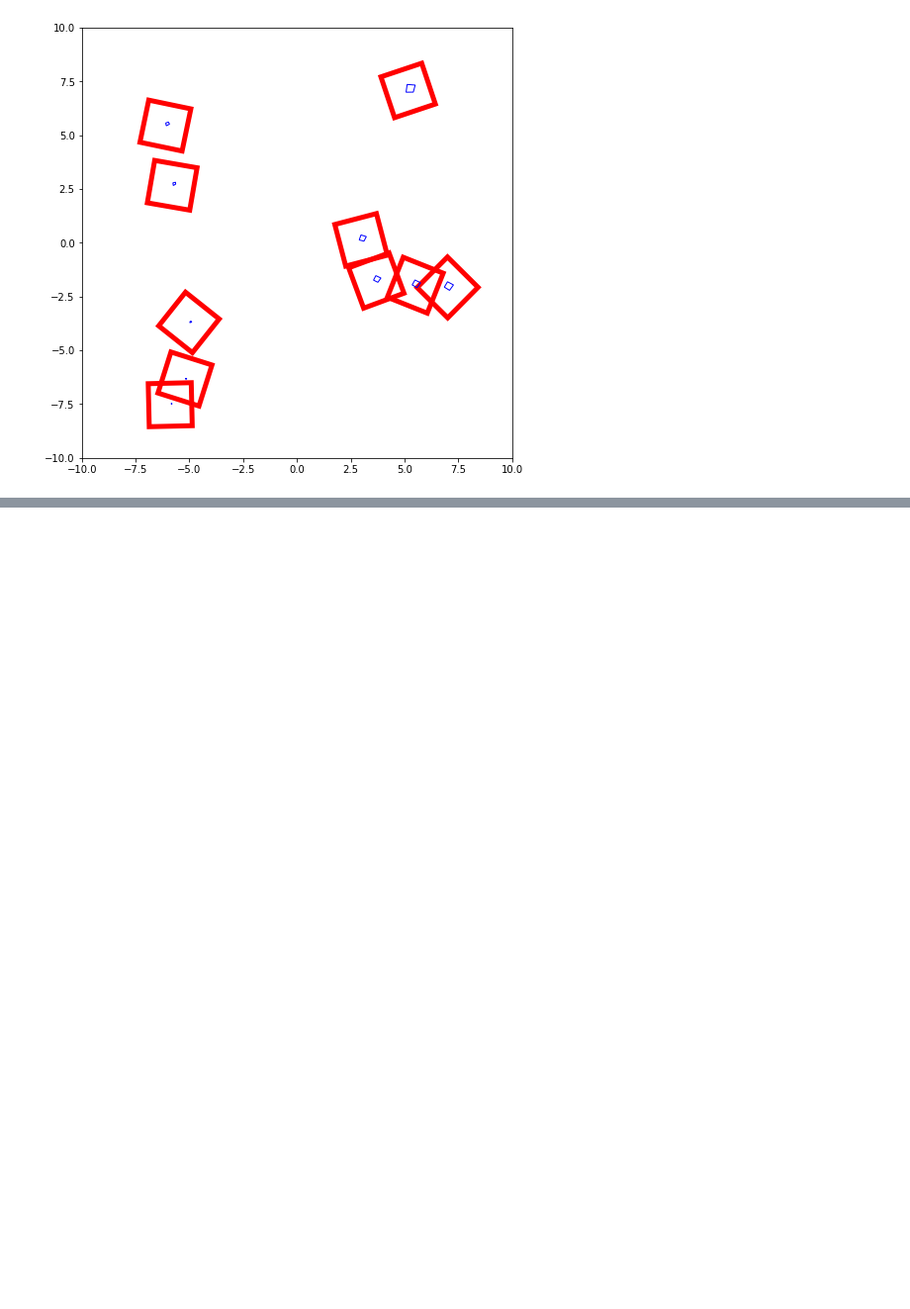
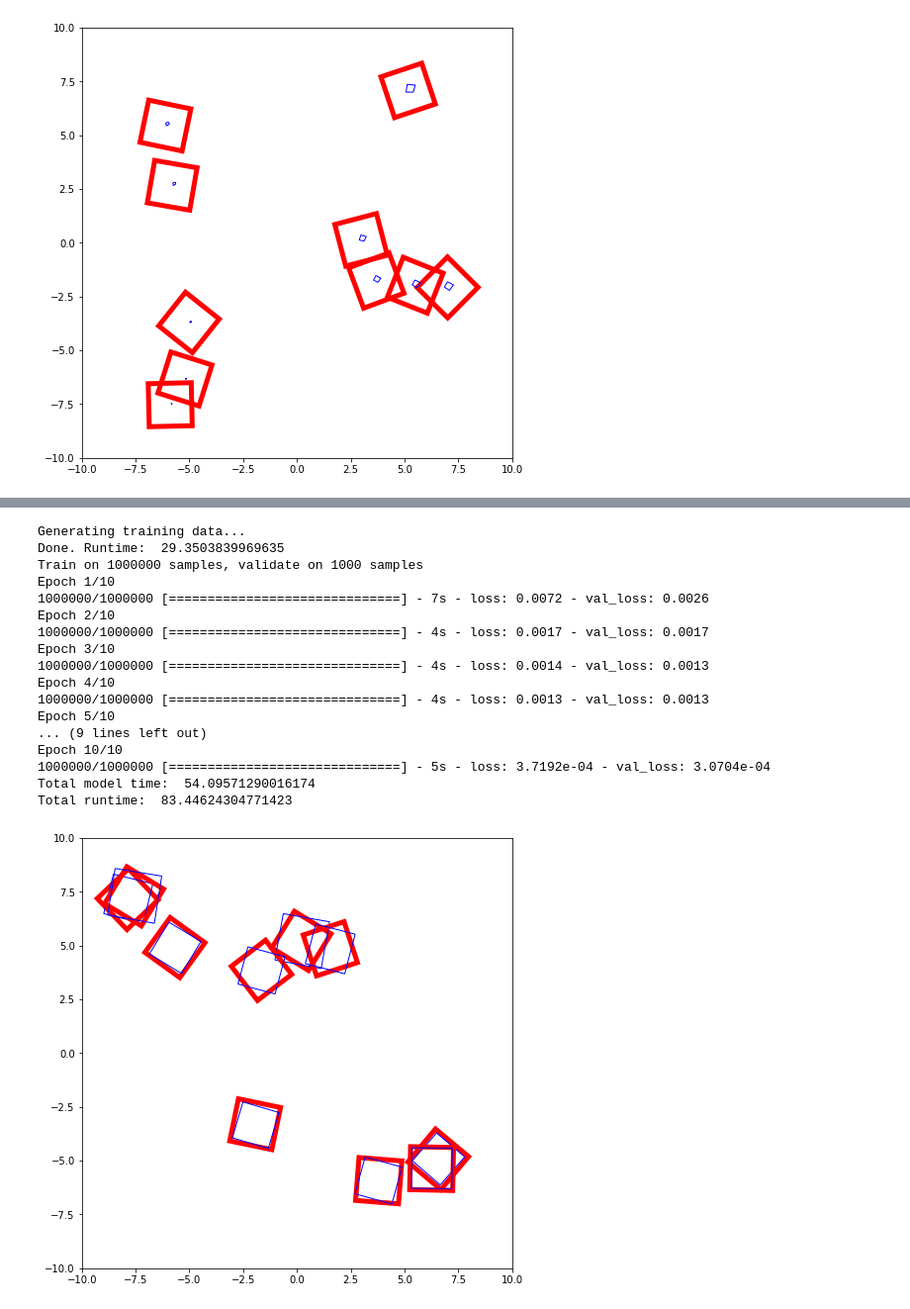
Before and after one commit to lawsonfulton/research-experiments, a Jupyter notebook: box-auto-enc/experiment book.ipynb, the cells around one changed output, grey strips where cells are left out. Shown at 99% size. Cells and saved outputs as stored; diff of their text form; code cells hidden in the pictures; blank space fills up the shorter version.

```diff
--- a/box-auto-enc/experiment book.ipynb
+++ b/box-auto-enc/experiment book.ipynb
@@ -508,0 +551,21 @@ Bad predicted data:  [[  1.18669748  10.16994286]
+# %%
+main()
+# %% [output]
+Generating training data...
+Done. Runtime:  29.3503839969635
+Train on 1000000 samples, validate on 1000 samples
+Epoch 1/10
+1000000/1000000 [==============================] - 7s - loss: 0.0072 - val_loss: 0.0026
+Epoch 2/10
+1000000/1000000 [==============================] - 4s - loss: 0.0017 - val_loss: 0.0017
+Epoch 3/10
+1000000/1000000 [==============================] - 4s - loss: 0.0014 - val_loss: 0.0013
+Epoch 4/10
+1000000/1000000 [==============================] - 4s - loss: 0.0013 - val_loss: 0.0013
+Epoch 5/10
+... (9 lines left out)
+Epoch 10/10
+1000000/1000000 [==============================] - 5s - loss: 3.7192e-04 - val_loss: 3.0704e-04
+Total model time:  54.09571290016174
+Total runtime:  83.44624304771423
+[figure, added]
```
Also changed, not shown: parts of 33 cells of this notebook, 1 other file.
